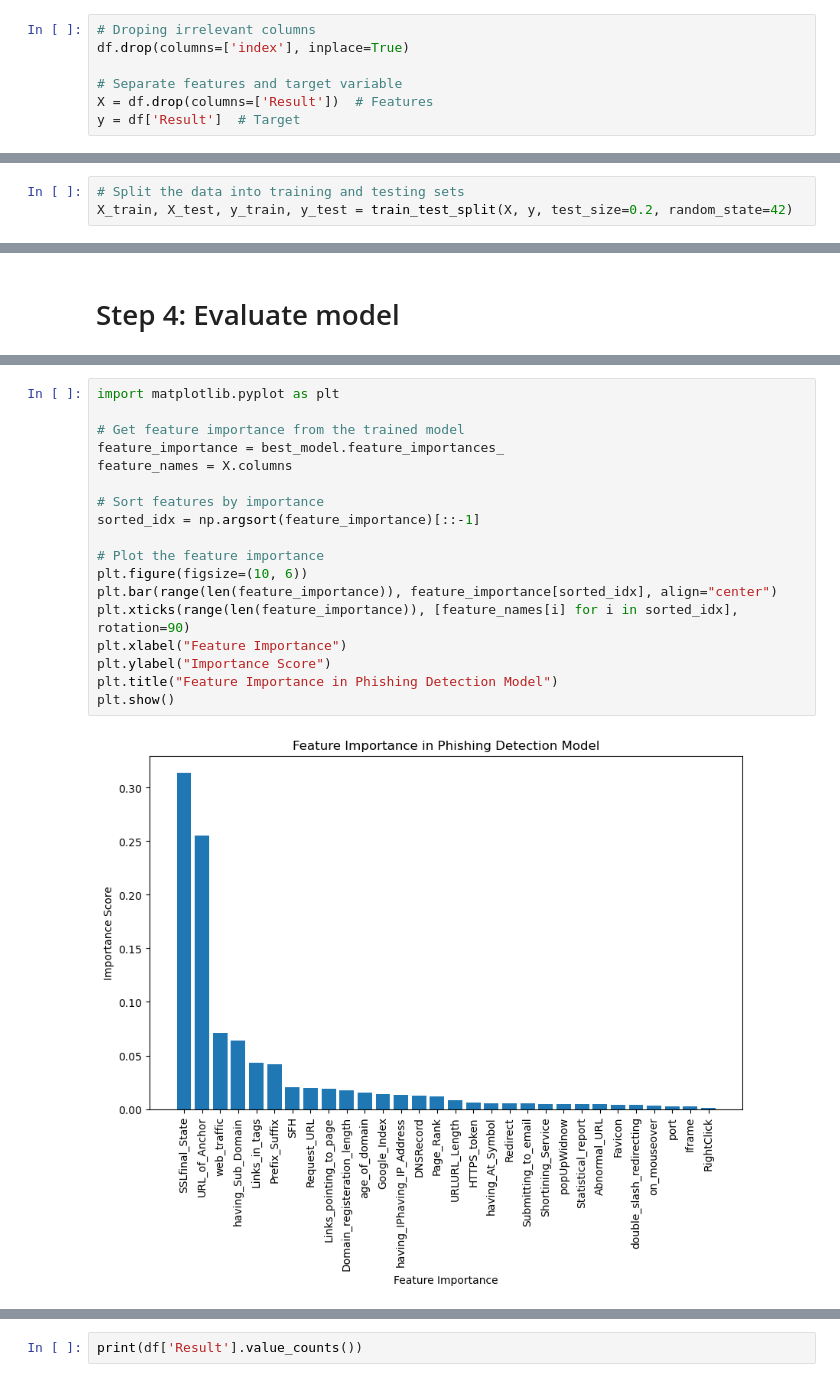
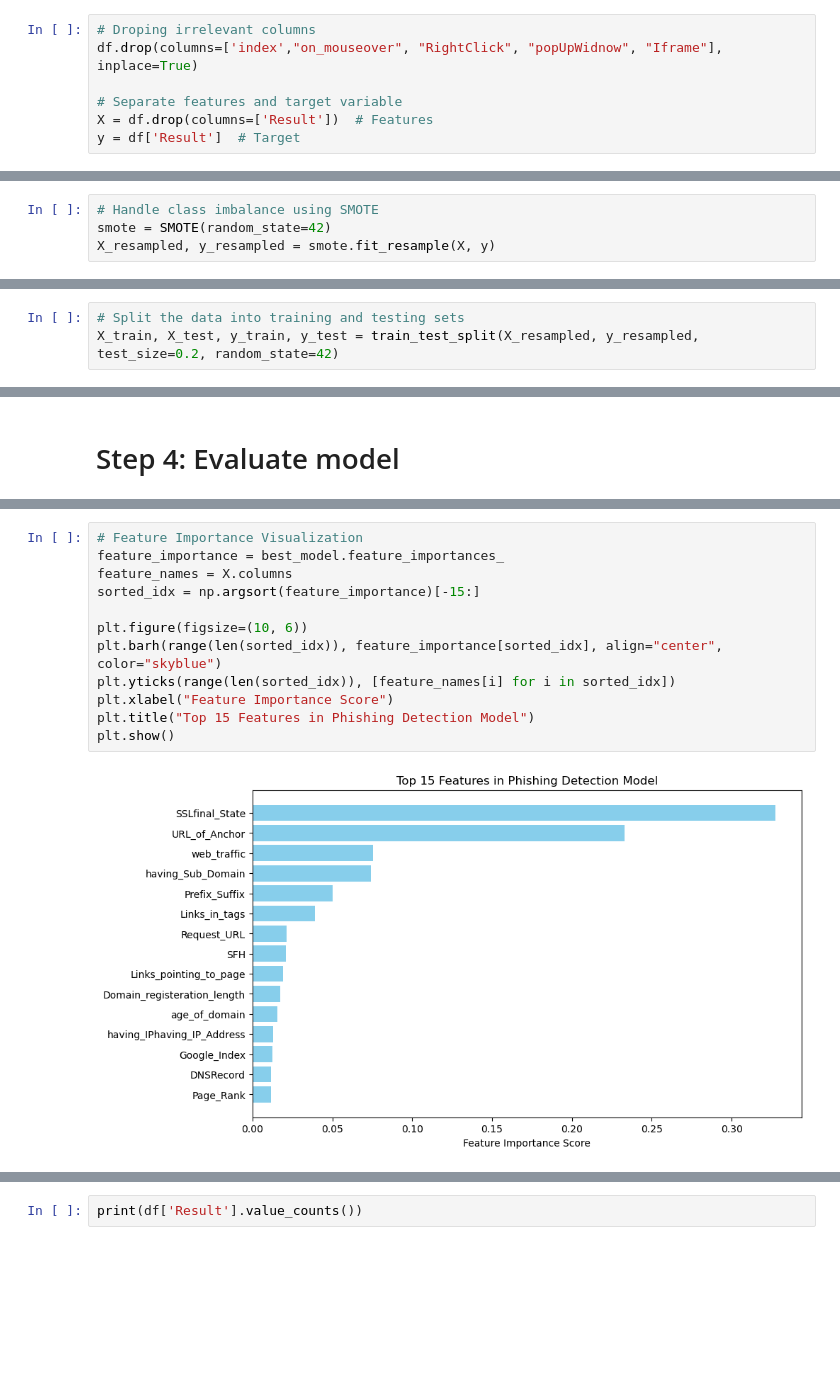
Before and after one commit to Final-year-Project-SecureLinkScanner/training_model, a Jupyter notebook: random_forest_model_train.ipynb, the cells around one changed output, grey strips where cells are left out. Saved outputs shown, nothing was run; the diff lists cells and outputs as text; blank space fills up the shorter version.

```diff
--- a/random_forest_model_train.ipynb
+++ b/random_forest_model_train.ipynb
@@ -12,7 +16,7 @@ df = pd.read_csv('Dataset/dataset.csv')
 # Step 2: Tidy dataset by dropping irrelevant columns
 # %%
 # Droping irrelevant columns
-df.drop(columns=['index'], inplace=True)
+df.drop(columns=['index',"on_mouseover", "RightClick", "popUpWidnow", "Iframe"], inplace=True)
 
 # Separate features and target variable
 X = df.drop(columns=['Result'])  # Features
@@ -71,11 +75,15 @@ Links_pointing_to_page         1
 Statistical_report             1
 Result                         1
 dtype: int64
+# %%
+# Handle class imbalance using SMOTE
+smote = SMOTE(random_state=42)
+X_resampled, y_resampled = smote.fit_resample(X, y)
 # %% [markdown]
 # Step 3: Splitting the data into test train sets
 # %%
 # Split the data into training and testing sets
-X_train, X_test, y_train, y_test = train_test_split(X, y, test_size=0.2, random_state=42)
+X_train, X_test, y_train, y_test = train_test_split(X_resampled, y_resampled, test_size=0.2, random_state=42)
 # %%
 # Define parameter grid
 param_grid = {
@@ -141,22 +144,16 @@ print("Model Trained and Saved")
 # %% [output]
 Model Trained and Saved
 # %%
-import matplotlib.pyplot as plt
-
-# Get feature importance from the trained model
+# Feature Importance Visualization
 feature_importance = best_model.feature_importances_
 feature_names = X.columns
+sorted_idx = np.argsort(feature_importance)[-15:]
 
-# Sort features by importance
-sorted_idx = np.argsort(feature_importance)[::-1]
-
-# Plot the feature importance
 plt.figure(figsize=(10, 6))
-plt.bar(range(len(feature_importance)), feature_importance[sorted_idx], align="center")
-plt.xticks(range(len(feature_importance)), [feature_names[i] for i in sorted_idx], rotation=90)
-plt.xlabel("Feature Importance")
-plt.ylabel("Importance Score")
-plt.title("Feature Importance in Phishing Detection Model")
+plt.barh(range(len(sorted_idx)), feature_importance[sorted_idx], align="center", color="skyblue")
+plt.yticks(range(len(sorted_idx)), [feature_names[i] for i in sorted_idx])
+plt.xlabel("Feature Importance Score")
+plt.title("Top 15 Features in Phishing Detection Model")
 plt.show()
 # %% [output]
-[figure, old version]
+[figure, new version]
```
Also changed, not shown: parts of 12 cells of this notebook, 1 other file.
